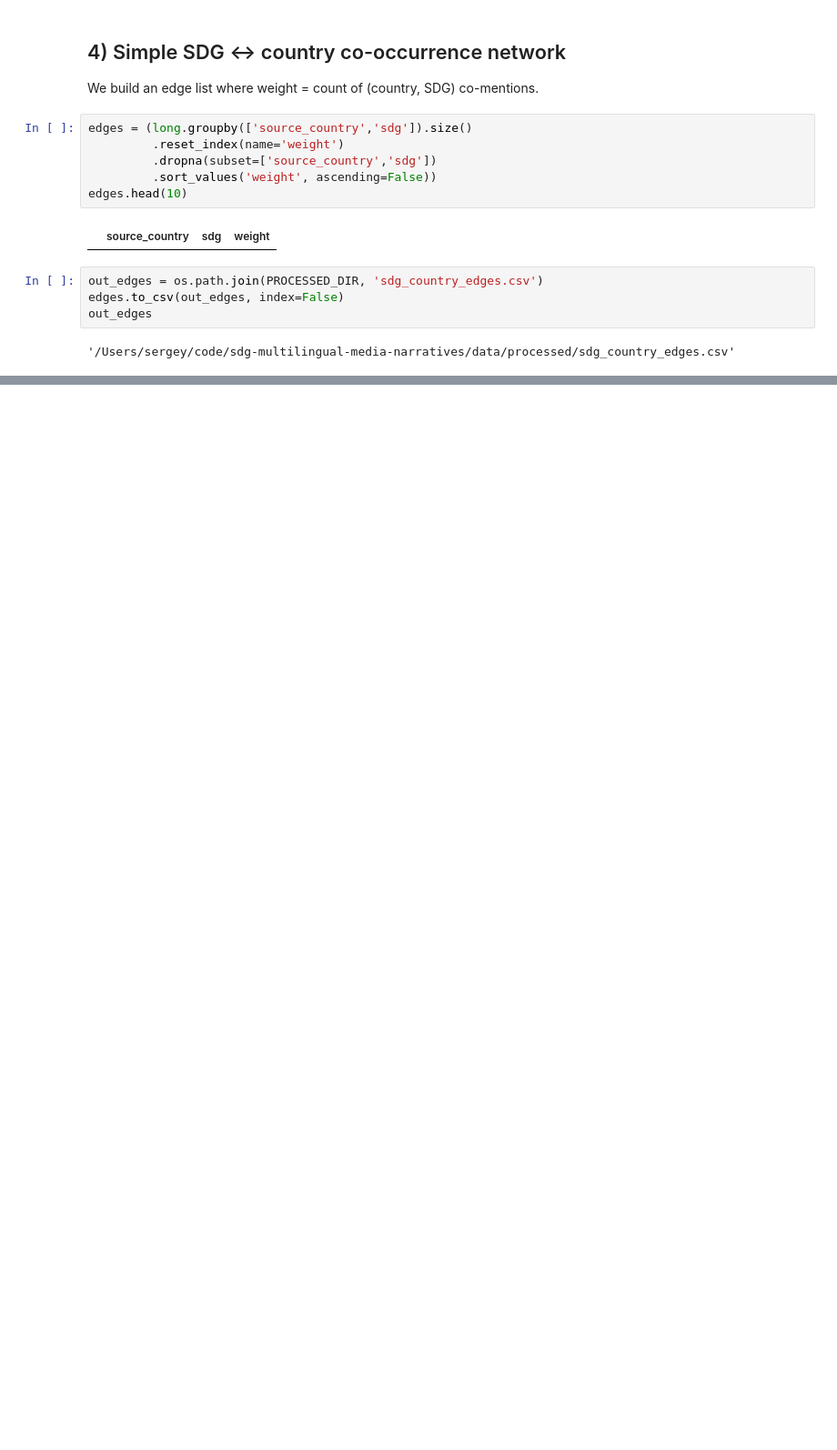
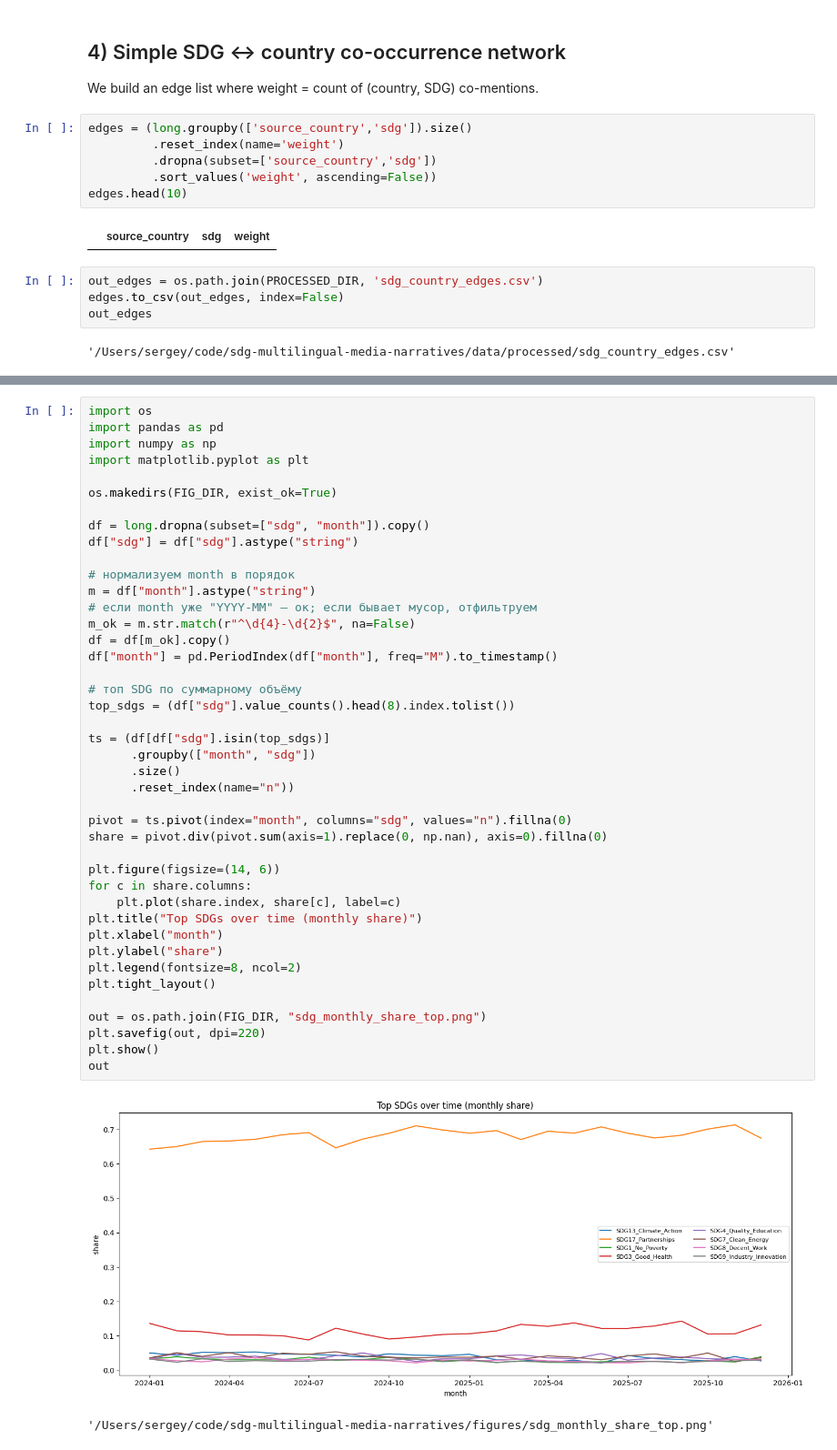
Before and after one commit to nZiben/sdg-multilingual-media-narratives, a Jupyter notebook: 03_analysis_trends_topics_networks.ipynb, the cells around one changed output, grey strips where cells are left out. Shown at 91% size. Saved outputs shown, nothing was run; the diff lists cells and outputs as text; blank space fills up the shorter version.

```diff
--- a/03_analysis_trends_topics_networks.ipynb
+++ b/03_analysis_trends_topics_networks.ipynb
@@ -206,0 +382,45 @@ out
+# %%
+import os
+import pandas as pd
+import numpy as np
+import matplotlib.pyplot as plt
+
+os.makedirs(FIG_DIR, exist_ok=True)
+
+df = long.dropna(subset=["sdg", "month"]).copy()
+df["sdg"] = df["sdg"].astype("string")
+
+# нормализуем month в порядок
+m = df["month"].astype("string")
+# если month уже "YYYY-MM" — ок; если бывает мусор, отфильтруем
+m_ok = m.str.match(r"^\d{4}-\d{2}$", na=False)
+df = df[m_ok].copy()
+df["month"] = pd.PeriodIndex(df["month"], freq="M").to_timestamp()
+
+# топ SDG по суммарному объёму
+top_sdgs = (df["sdg"].value_counts().head(8).index.tolist())
+
+ts = (df[df["sdg"].isin(top_sdgs)]
+      .groupby(["month", "sdg"])
+      .size()
+      .reset_index(name="n"))
+
+pivot = ts.pivot(index="month", columns="sdg", values="n").fillna(0)
+share = pivot.div(pivot.sum(axis=1).replace(0, np.nan), axis=0).fillna(0)
+
+plt.figure(figsize=(14, 6))
+for c in share.columns:
+    plt.plot(share.index, share[c], label=c)
+plt.title("Top SDGs over time (monthly share)")
+plt.xlabel("month")
+plt.ylabel("share")
+plt.legend(fontsize=8, ncol=2)
+plt.tight_layout()
+
+out = os.path.join(FIG_DIR, "sdg_monthly_share_top.png")
+plt.savefig(out, dpi=220)
+plt.show()
+out
+# %% [output]
+[figure, added]
+'/Users/sergey/code/sdg-multilingual-media-narratives/figures/sdg_monthly_share_top.png'
```
Also changed, not shown: parts of 13 cells of this notebook.
